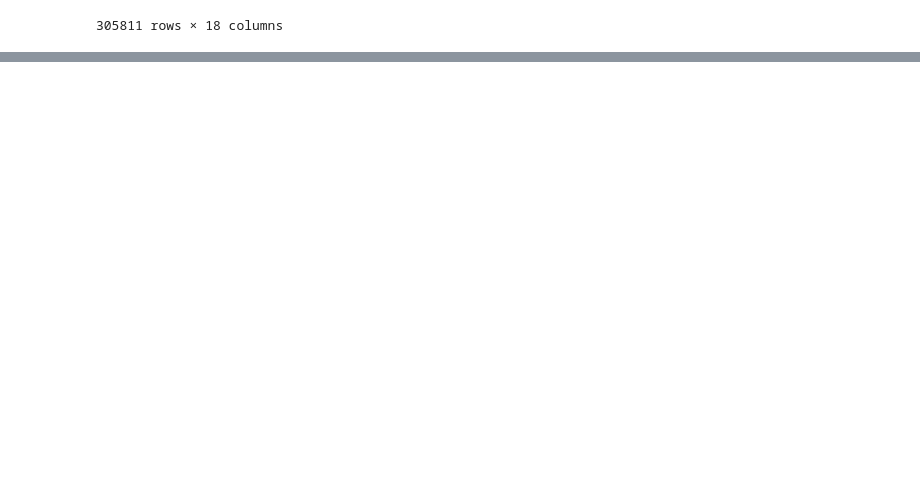
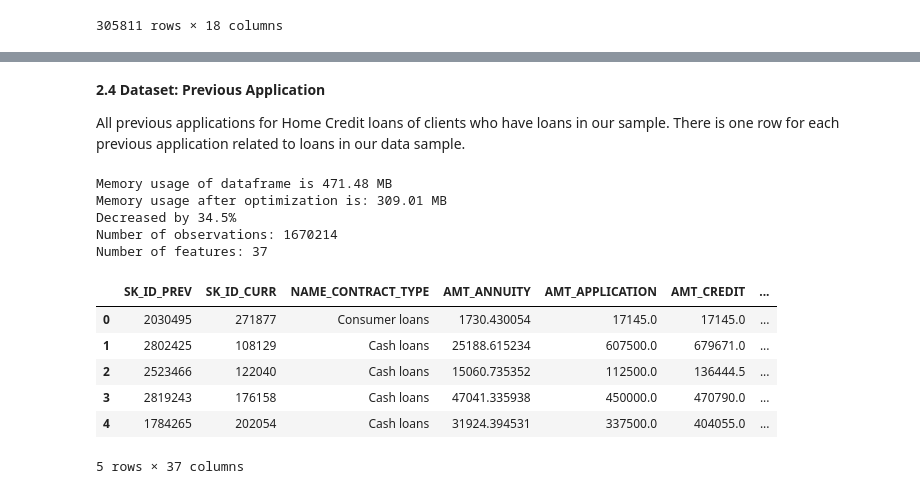
Before and after one commit to h90a00l/home_credit_default_risk_mle, a Jupyter notebook: notebooks/exploratory_data_analysis.ipynb, the cells around one changed output, grey strips where cells are left out. Cells and saved outputs as stored; diff of their text form; code cells hidden in the pictures; blank space fills up the shorter version.

Commit message:
Enhance exploratory data analysis notebook with additional datasets (previous application)

```diff
--- a/notebooks/exploratory_data_analysis.ipynb
+++ b/notebooks/exploratory_data_analysis.ipynb
@@ -279,0 +297,22 @@ client_level_features.query("SK_ID_CURR == 190334")
+# %% [markdown]
+**2.4 Dataset: Previous Application**
+
+All previous applications for Home Credit loans of clients who have loans in our sample. There is one row for each previous application related to loans in our data sample.
+# %%
+previous_application  = memory_optimization.reduce_memory_usage(pd.read_csv("../data/previous_application.csv"))
+print(f"Number of observations: {previous_application.shape[0]}")
+print(f"Number of features: {previous_application.shape[1]}")
+previous_application.head()
+# %% [output]
+Memory usage of dataframe is 471.48 MB
+Memory usage after optimization is: 309.01 MB
+Decreased by 34.5%
+Number of observations: 1670214
+Number of features: 37
+|  | SK_ID_PREV | SK_ID_CURR | NAME_CONTRACT_TYPE | AMT_ANNUITY | AMT_APPLICATION | AMT_CREDIT | ... |
+| 0 | 2030495 | 271877 | Consumer loans | 1730.430054 | 17145.0 | 17145.0 | ... |
+| 1 | 2802425 | 108129 | Cash loans | 25188.615234 | 607500.0 | 679671.0 | ... |
+| 2 | 2523466 | 122040 | Cash loans | 15060.735352 | 112500.0 | 136444.5 | ... |
+| 3 | 2819243 | 176158 | Cash loans | 47041.335938 | 450000.0 | 470790.0 | ... |
+| 4 | 1784265 | 202054 | Cash loans | 31924.394531 | 337500.0 | 404055.0 | ... |
+5 rows × 37 columns
```
Also changed, not shown: parts of 4 cells of this notebook.
